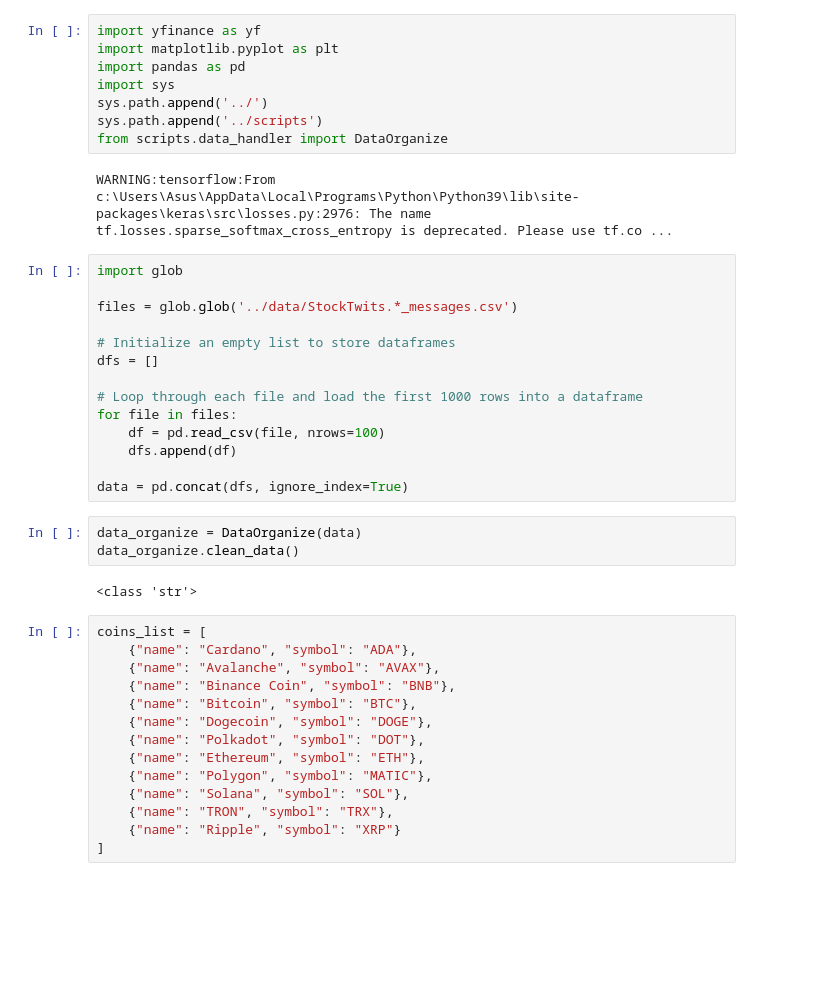
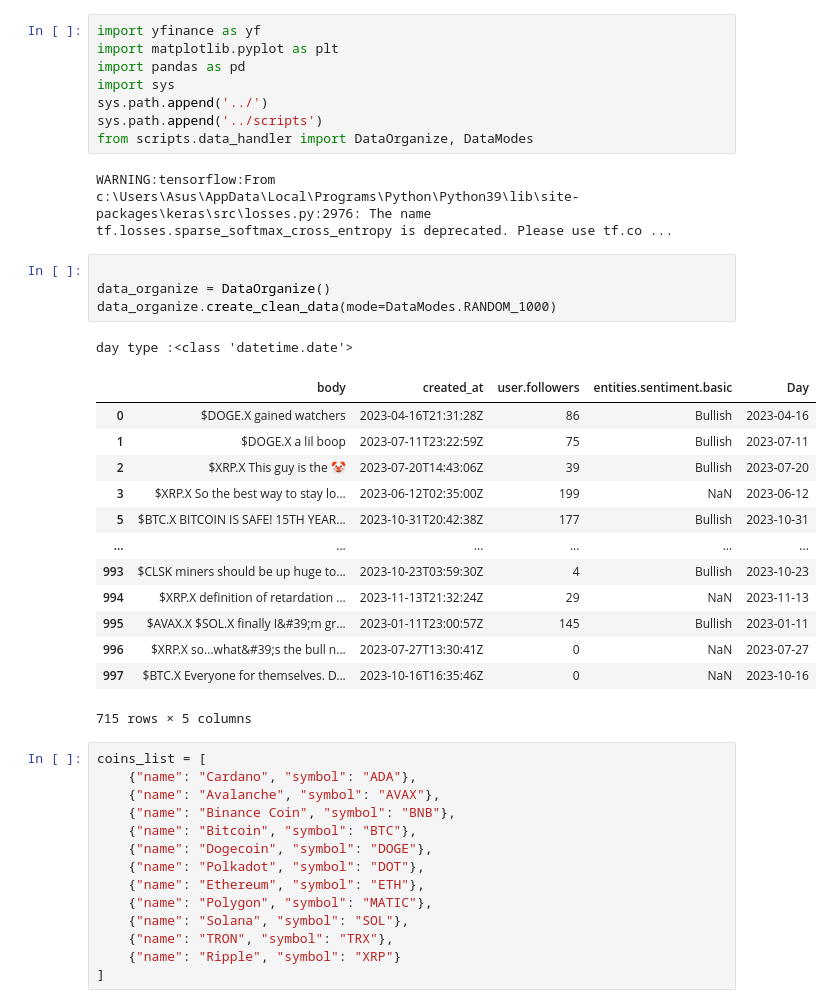
Before and after one commit to ArashST79/crypto_sentiment, a Jupyter notebook: notebooks/portfolio.ipynb, the cells around one changed output. Drawn from its saved outputs; the diff is of its cells as text; blank space fills up the shorter version.

```diff
--- a/notebooks/portfolio.ipynb
+++ b/notebooks/portfolio.ipynb
@@ -5,28 +5,28 @@ import pandas as pd
 import sys
 sys.path.append('../')
 sys.path.append('../scripts')
-from scripts.data_handler import DataOrganize
+from scripts.data_handler import DataOrganize, DataModes
 # %% [output]
 WARNING:tensorflow:From c:\Users\Asus\AppData\Local\Programs\Python\Python39\lib\site-packages\keras\src\losses.py:2976: The name tf.losses.sparse_softmax_cross_entropy is deprecated. Please use tf.co ...
-# %%
-import glob
-
-files = glob.glob('../data/StockTwits.*_messages.csv')
-
-# Initialize an empty list to store dataframes
-dfs = []
-
-# Loop through each file and load the first 1000 rows into a dataframe
-for file in files:
-    df = pd.read_csv(file, nrows=100)
-    dfs.append(df)
-
-data = pd.concat(dfs, ignore_index=True)
-# %%
-data_organize = DataOrganize(data)
-data_organize.clean_data()
-# %% [output]
-<class 'str'>
+# %%
+
+data_organize = DataOrganize()
+data_organize.create_clean_data(mode=DataModes.RANDOM_1000)
+# %% [output]
+day type :<class 'datetime.date'>
+|  | body | created_at | user.followers | entities.sentiment.basic | Day |
+| 0 | $DOGE.X gained watchers | 2023-04-16T21:31:28Z | 86 | Bullish | 2023-04-16 |
+| 1 | $DOGE.X a lil boop | 2023-07-11T23:22:59Z | 75 | Bullish | 2023-07-11 |
+| 2 | $XRP.X This guy is the 🤡 | 2023-07-20T14:43:06Z | 39 | Bullish | 2023-07-20 |
+| 3 | $XRP.X So the best way to stay lo... | 2023-06-12T02:35:00Z | 199 | NaN | 2023-06-12 |
+| 5 | $BTC.X BITCOIN IS SAFE! 15TH YEAR... | 2023-10-31T20:42:38Z | 177 | Bullish | 2023-10-31 |
+| ... | ... | ... | ... | ... | ... |
+| 993 | $CLSK miners should be up huge to... | 2023-10-23T03:59:30Z | 4 | Bullish | 2023-10-23 |
+| 994 | $XRP.X definition of retardation ... | 2023-11-13T21:32:24Z | 29 | NaN | 2023-11-13 |
+| 995 | $AVAX.X $SOL.X finally I&#39;m gr... | 2023-01-11T23:00:57Z | 145 | Bullish | 2023-01-11 |
+| 996 | $XRP.X so...what&#39;s the bull n... | 2023-07-27T13:30:41Z | 0 | NaN | 2023-07-27 |
+| 997 | $BTC.X Everyone for themselves. D... | 2023-10-16T16:35:46Z | 0 | NaN | 2023-10-16 |
+715 rows × 5 columns
 # %%
 coins_list = [
     {"name": "Cardano", "symbol": "ADA"},
```
Also changed, not shown: parts of 7 cells of this notebook, 8 other files.
